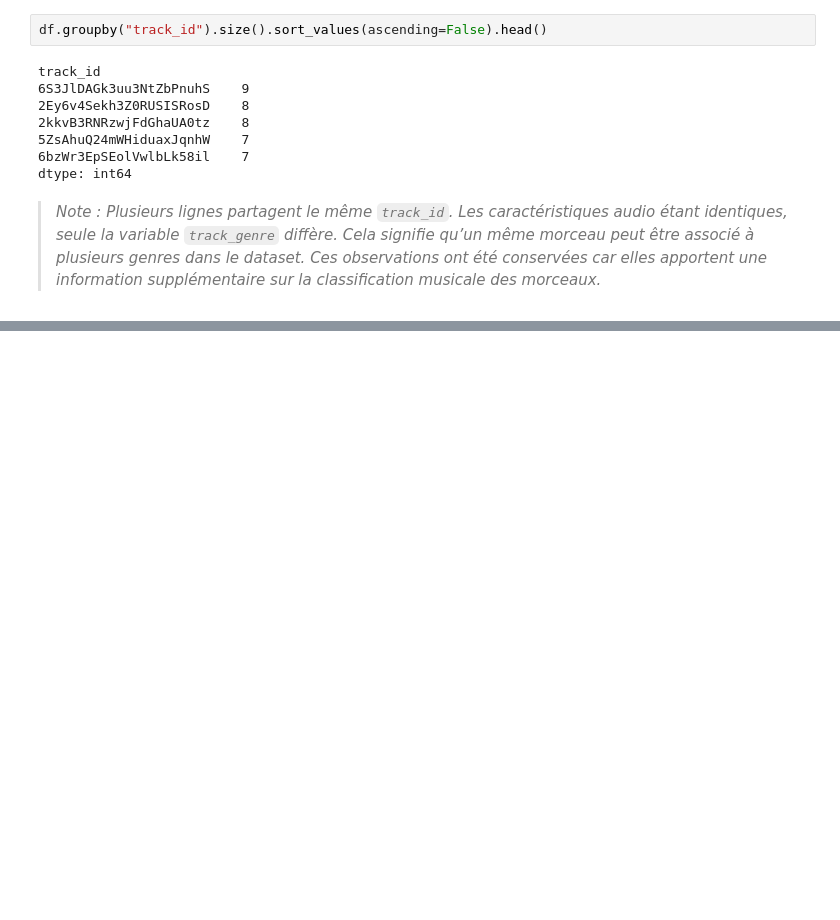
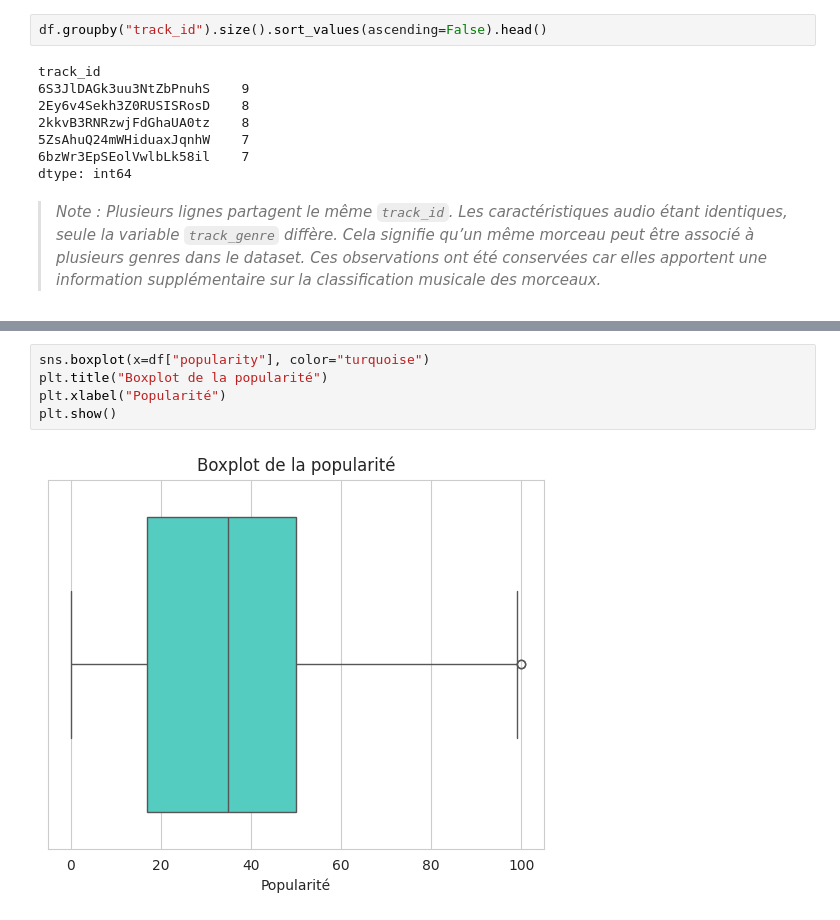
Before and after one commit to elo-labs/spotify-hit-prediction, a Jupyter notebook: notebooks/eda.ipynb, the cells around one changed output, grey strips where cells are left out. Drawn from its saved outputs; the diff is of its cells as text; blank space fills up the shorter version.

```diff
--- a/notebooks/eda.ipynb
+++ b/notebooks/eda.ipynb
@@ -219,0 +242,7 @@ dtype: int64
+# %%
+sns.boxplot(x=df["popularity"], color="turquoise")
+plt.title("Boxplot de la popularité")
+plt.xlabel("Popularité")
+plt.show()
+# %% [output]
+[figure, added]
```
Also changed, not shown: parts of 17 cells of this notebook.
